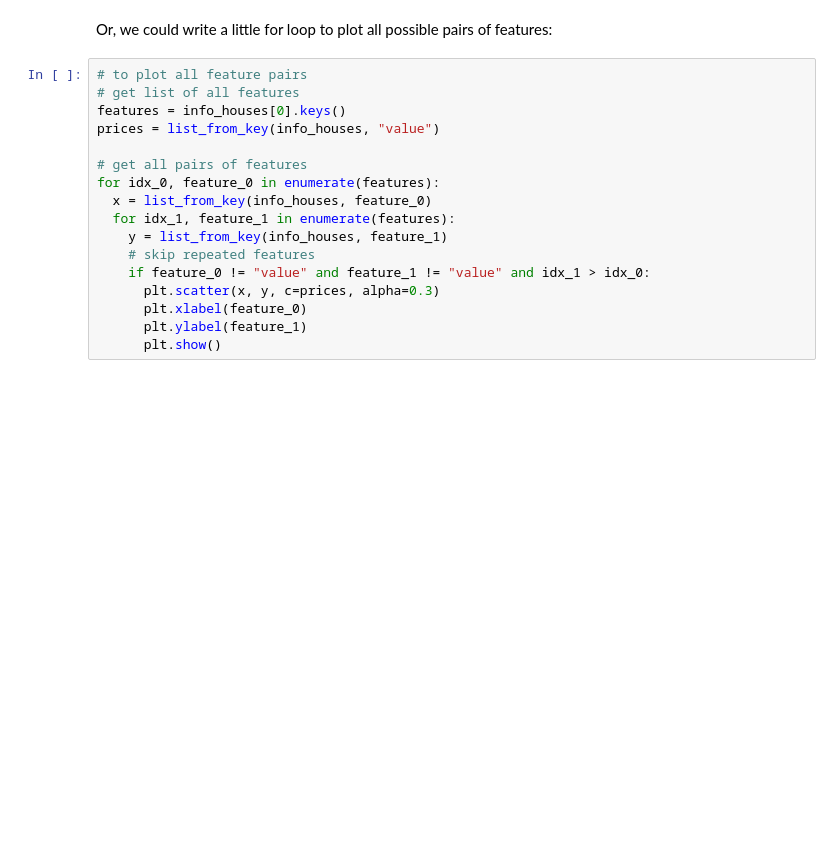
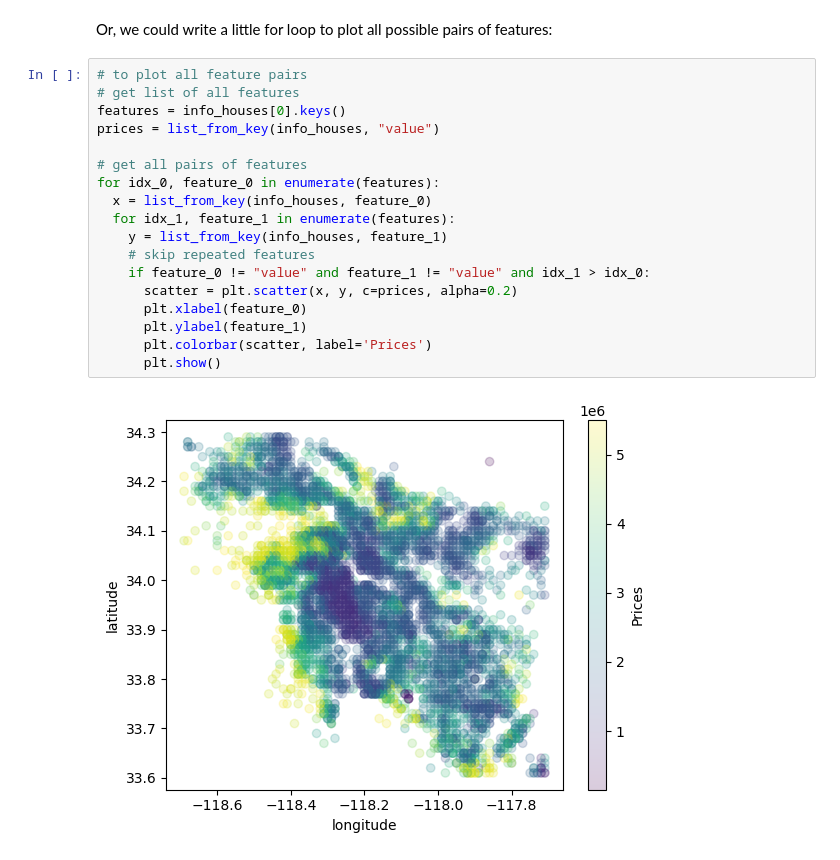
Before and after one commit to machineLearn-xuan/HW02, a Jupyter notebook: HW02.ipynb, the cells around one changed output. Drawn from its saved outputs; the diff is of its cells as text; blank space fills up the shorter version.

```diff
--- a/HW02.ipynb
+++ b/HW02.ipynb
@@ -499,17 +616,20 @@ Or, we could write a little for loop to plot all possible pairs of features:
 # %%
 # to plot all feature pairs
 # get list of all features
 features = info_houses[0].keys()
 prices = list_from_key(info_houses, "value")
 
 # get all pairs of features
 for idx_0, feature_0 in enumerate(features):
   x = list_from_key(info_houses, feature_0)
   for idx_1, feature_1 in enumerate(features):
     y = list_from_key(info_houses, feature_1)
     # skip repeated features
     if feature_0 != "value" and feature_1 != "value" and idx_1 > idx_0:
-      plt.scatter(x, y, c=prices, alpha=0.3)
+      scatter = plt.scatter(x, y, c=prices, alpha=0.2)
       plt.xlabel(feature_0)
       plt.ylabel(feature_1)
+      plt.colorbar(scatter, label='Prices')
       plt.show()
+# %% [output]
+[figure, added]
```
Also changed, not shown: parts of 13 cells of this notebook, 1 other file.
